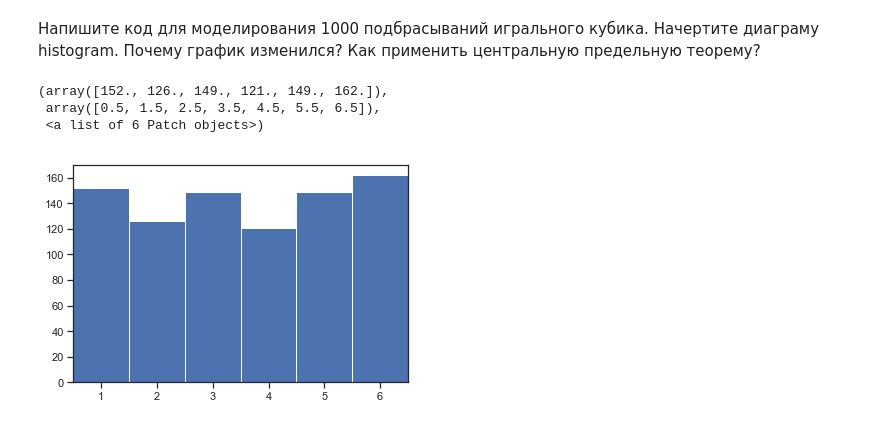
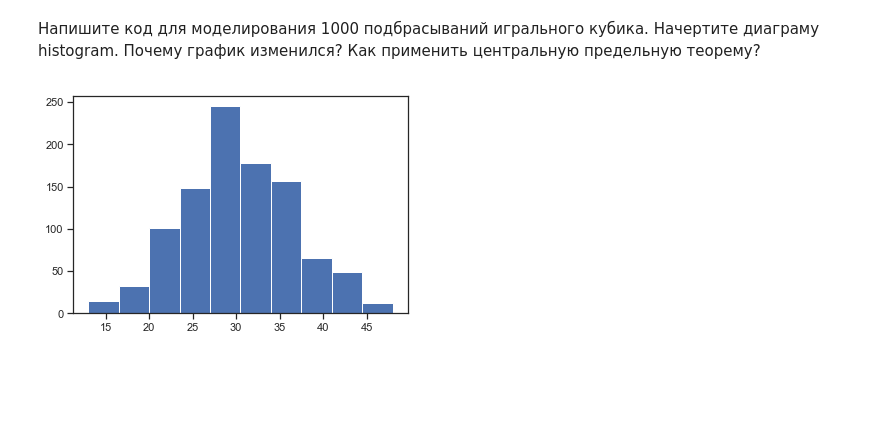
Before and after one commit to mrvanolog/Netology, a Jupyter notebook: PyDA/Lesson13/dz_2.ipynb, the cells around one changed output. Cells and saved outputs as stored; diff of their text form; code cells hidden in the pictures; blank space fills up the shorter version.

```diff
--- a/PyDA/Lesson13/dz_2.ipynb
+++ b/PyDA/Lesson13/dz_2.ipynb
@@ -159,9 +151,0 @@ ValueError: `dataset` input should have multiple elements.
-# %%
-# Если код ниже не работает, измените код, используя материал лекций. Пишите на почту, если испытываете проблемы: yustiks@gmail.com
-url='http://archive.ics.uci.edu/ml/machine-learning-databases/iris/iris.data'
-s=requests.get(url).content
-data=pd.read_csv(io.StringIO(s.decode('utf-8')), header=None, names=["Sepal length", "Sepal width", "Petal length", "Petal width", 'species'])
-
-sns.set(style="ticks", color_codes=True)
-fig = sns.pairplot(data=data, hue='species')
-plt.show()
@@ -208,16 +210,16 @@ plt.hist(roll, bins=[0.5,1.5,2.5,3.5,4.5,5.5,6.5])
 # %%
 rng = np.random.RandomState(123)
 roll = []
 
 for i in range(1000):
-    roll.append(rng.randint(0, 7))
+    sum_ = 0
+    for j in range(10):
+        sum_ += rng.randint(0, 7)
+    roll.append(sum_)
 
-plt.xlim(0.5, 6.5)
-plt.hist(roll, bins=[0.5,1.5,2.5,3.5,4.5,5.5,6.5])
+plt.hist(roll)
+plt.show()
 
-# это равномерное распределение, график особо не изменился
+# это нормальное распределение
 # %% [output]
-(array([152., 126., 149., 121., 149., 162.]),
- array([0.5, 1.5, 2.5, 3.5, 4.5, 5.5, 6.5]),
- <a list of 6 Patch objects>)
-[figure, old version]
+[figure, new version]
```
Also changed, not shown: parts of 8 cells of this notebook.
